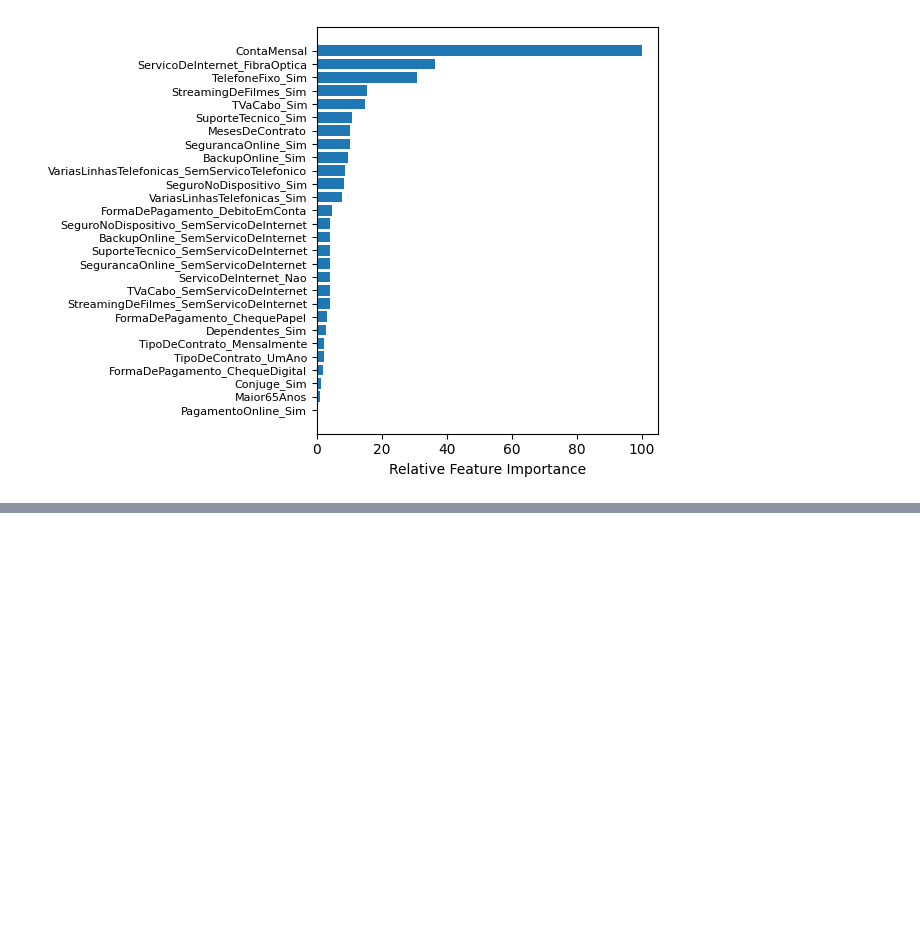
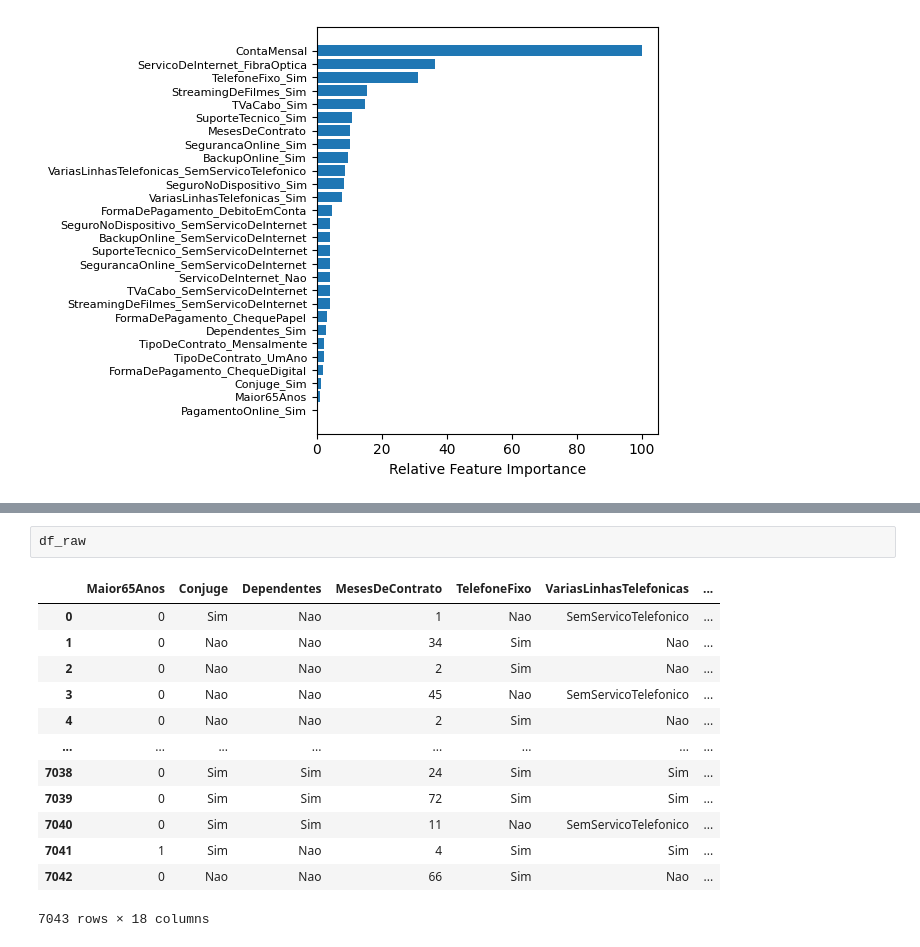
Before and after one commit to chzandonai/churn-detection, a Jupyter notebook: notebooks/Untitled.ipynb, the cells around one changed output, grey strips where cells are left out. Saved outputs shown, nothing was run; the diff lists cells and outputs as text; blank space fills up the shorter version.

```diff
--- a/notebooks/Untitled.ipynb
+++ b/notebooks/Untitled.ipynb
@@ -327,0 +334,16 @@ plt.show()
+# %%
+df_raw
+# %% [output]
+|  | Maior65Anos | Conjuge | Dependentes | MesesDeContrato | TelefoneFixo | VariasLinhasTelefonicas | ... |
+| 0 | 0 | Sim | Nao | 1 | Nao | SemServicoTelefonico | ... |
+| 1 | 0 | Nao | Nao | 34 | Sim | Nao | ... |
+| 2 | 0 | Nao | Nao | 2 | Sim | Nao | ... |
+| 3 | 0 | Nao | Nao | 45 | Nao | SemServicoTelefonico | ... |
+| 4 | 0 | Nao | Nao | 2 | Sim | Nao | ... |
+| ... | ... | ... | ... | ... | ... | ... | ... |
+| 7038 | 0 | Sim | Sim | 24 | Sim | Sim | ... |
+| 7039 | 0 | Sim | Sim | 72 | Sim | Sim | ... |
+| 7040 | 0 | Sim | Sim | 11 | Nao | SemServicoTelefonico | ... |
+| 7041 | 1 | Sim | Nao | 4 | Sim | Sim | ... |
+| 7042 | 0 | Nao | Nao | 66 | Sim | Nao | ... |
+7043 rows × 18 columns
```
Also changed, not shown: parts of 17 cells of this notebook.
